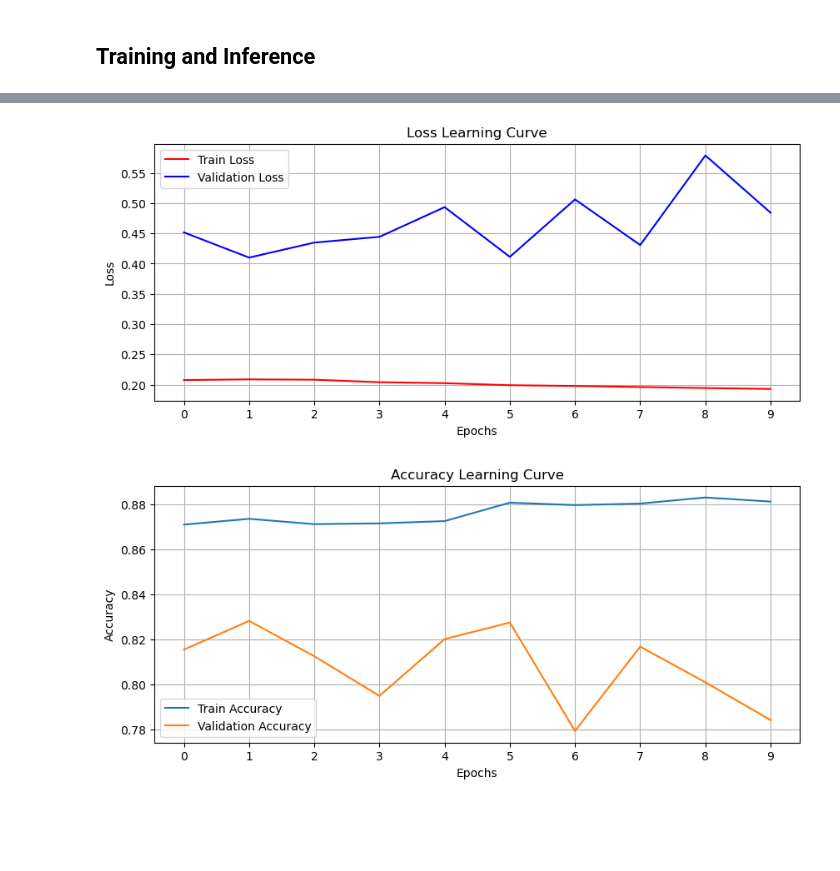
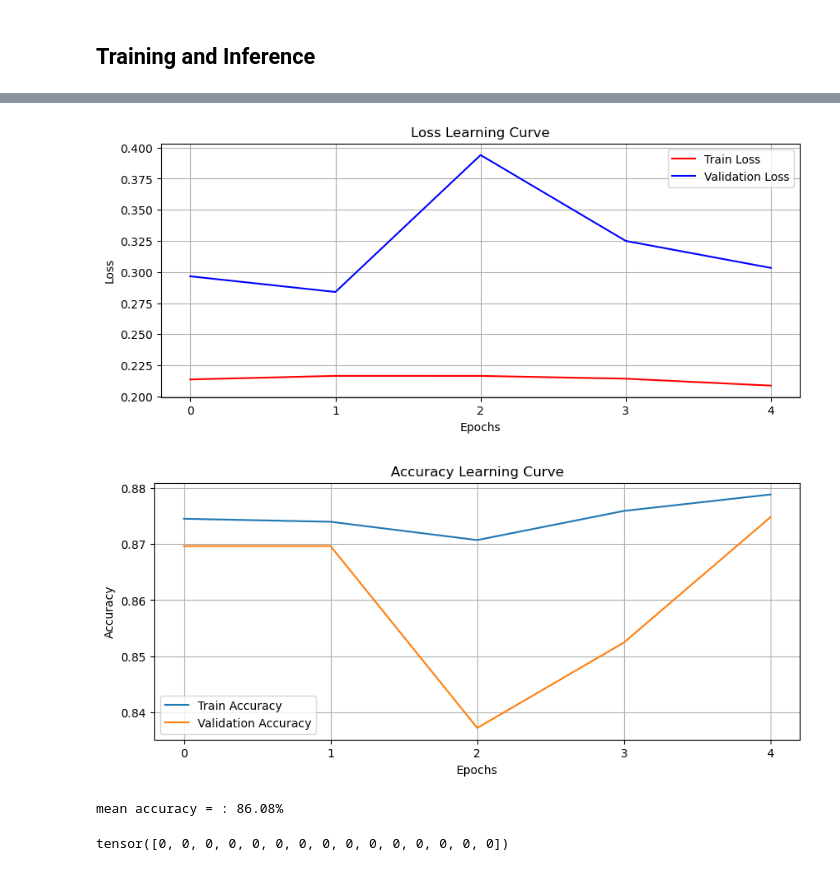
Before and after one commit to dpnolan/voxpop, a Jupyter notebook: irish_accents_class.ipynb, the cells around one changed output, grey strips where cells are left out. Cells and saved outputs as stored; diff of their text form; code cells hidden in the pictures; blank space fills up the shorter version.

```diff
--- a/irish_accents_class.ipynb
+++ b/irish_accents_class.ipynb
@@ -93,0 +89,3 @@ df2[:5]
+# %%
+recordings1=df1['recording num'].max()
+recordings1
@@ -93,0 +109,4 @@ df2[:5]
+# %%
+#Increase the recording number in the 2nd dataframe so that there are no duplicates
+df2['recording num']=df2['recording num']+recordings1
+df2['recording num']
@@ -671,8 +693,8 @@ Estimated Total Size (MB): 16.05
 criterion = torch.nn.CrossEntropyLoss(weight=class_weights)
 
 optimizer = torch.optim.SGD(model.parameters(), lr=0.01, momentum=0.9)
-#epochs = 5
-epochs = 10
+epochs = 5
+#epochs = 10
 
 # training loop
 train_loss_history = []
@@ -680,6 +702,9 @@ train_accuracy_history = []
 
 valid_loss_history = []
 valid_accuracy_history = []
+
+predicted=[]
+actual=[]
 
 accuracy = AccuracyMetric()
 
@@ -703,6 +728,8 @@ for epoch in range(1, epochs + 1):
         accuracy.update(y_predicted, y_batch)
         batch_train_loss.append(loss.item())
 
+
+
     mean_epoch_loss_train = np.mean(batch_train_loss)
     train_accuracy = accuracy.compute()
 
@@ -721,6 +748,9 @@ for epoch in range(1, epochs + 1):
             accuracy.update(y_predicted, y_batch)
             batch_valid_loss.append(loss_val.item())
 
+            predicted.append(y_predicted)
+            actual.append(y_batch)
+
     mean_epoch_loss_valid = np.mean(batch_valid_loss)
     valid_accuracy = accuracy.compute()
 
@@ -768,26 +783,35 @@ Validation loss: 0.4841, Validation accuracy:  0.7841
 # %%
 fig, ax = plt.subplots(figsize=(10, 4))
 plt.plot(train_loss_history, color="r")
 plt.xticks(range(epochs))
 plt.plot(valid_loss_history, color="b")
 plt.xticks(range(epochs))
 plt.legend(["Train Loss", "Validation Loss"])
 plt.xlabel("Epochs")
 plt.ylabel("Loss")
 plt.title("Loss Learning Curve")
 ax.grid(True)
 
 fig, ax = plt.subplots(figsize=(10, 4))
 plt.plot(train_accuracy_history)
 plt.xticks(range(epochs))
 plt.plot(valid_accuracy_history)
-plt.xticks(range(epochs))
+plt.xticks(range
+           (epochs))
 
 plt.legend(["Train Accuracy", "Validation Accuracy"])
 plt.xlabel("Epochs")
 plt.ylabel("Accuracy")
 plt.title("Accuracy Learning Curve")
 ax.grid(True)
 # %% [output]
-[figure, old version]
+[figure, new version]
-[figure, old version]
+[figure, new version]
+# %%
+print("mean accuracy = : {:3.2%}".format(np.mean(valid_accuracy_history)))
+# %% [output]
+mean accuracy = : 86.08%
+# %%
+predicted[0].argmax(-1)
+# %% [output]
+tensor([0, 0, 0, 0, 0, 0, 0, 0, 0, 0, 0, 0, 0, 0, 0])
```
Also changed, not shown: parts of 65 cells of this notebook.
